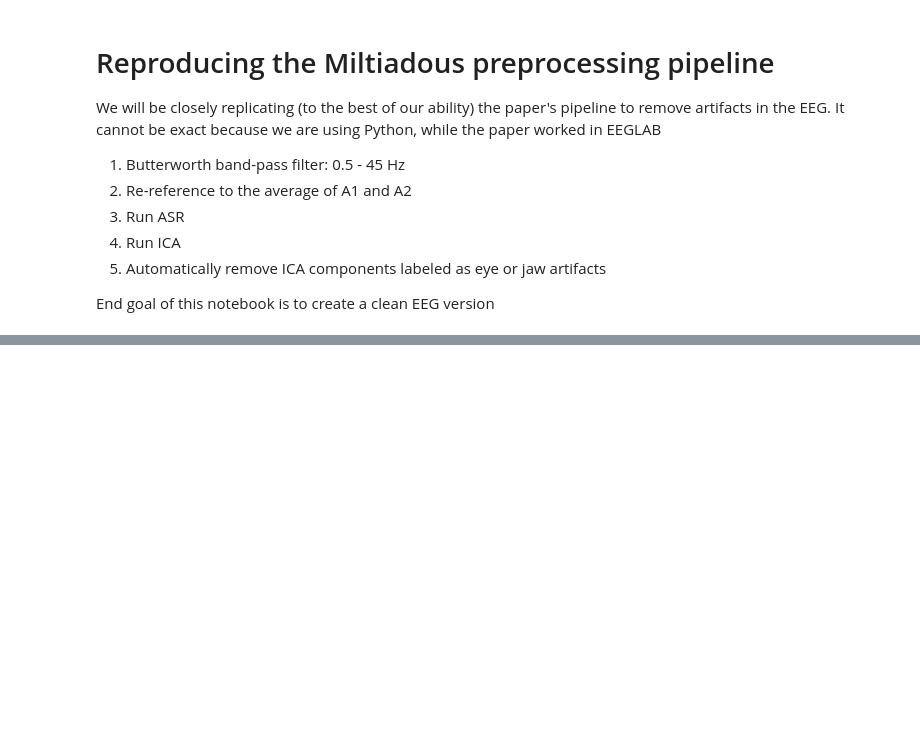
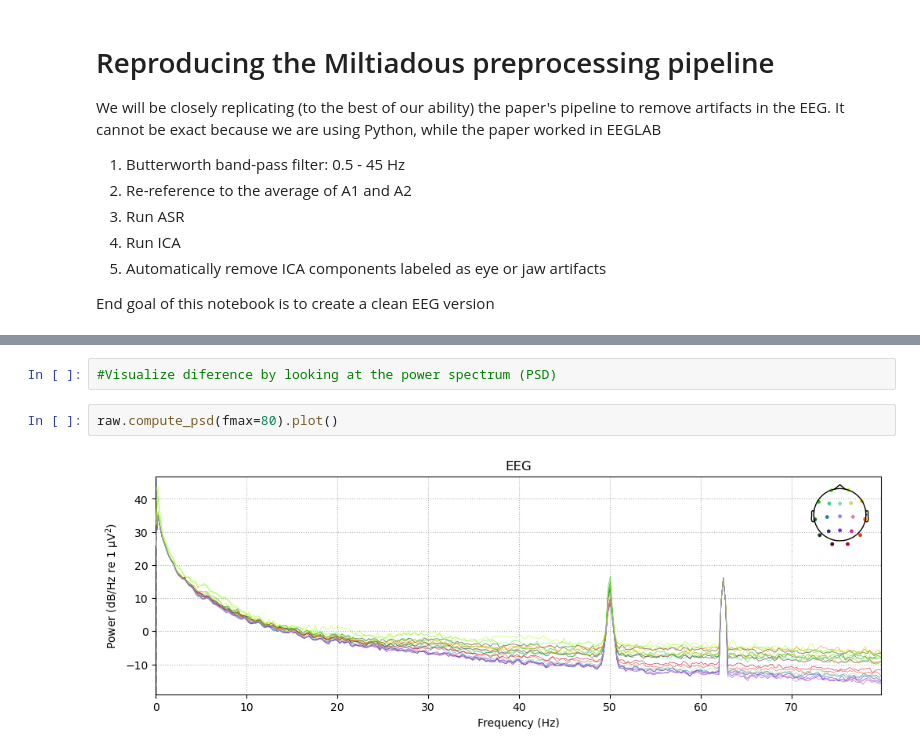
Before and after one commit to LasyaYadlapati/resting-state-eeg-analysis, a Jupyter notebook: filter.ipynb, the cells around one changed output, grey strips where cells are left out. Saved outputs shown, nothing was run; the diff lists cells and outputs as text; blank space fills up the shorter version.

```diff
--- a/filter.ipynb
+++ b/filter.ipynb
@@ -22,0 +65,6 @@ NameError: name 'raw' is not defined
+# %%
+#Visualize diference by looking at the power spectrum (PSD)
+# %%
+raw.compute_psd(fmax=80).plot()
+# %% [output]
+[figure, added]
```
Also changed, not shown: parts of 9 cells of this notebook, 1 other file.
